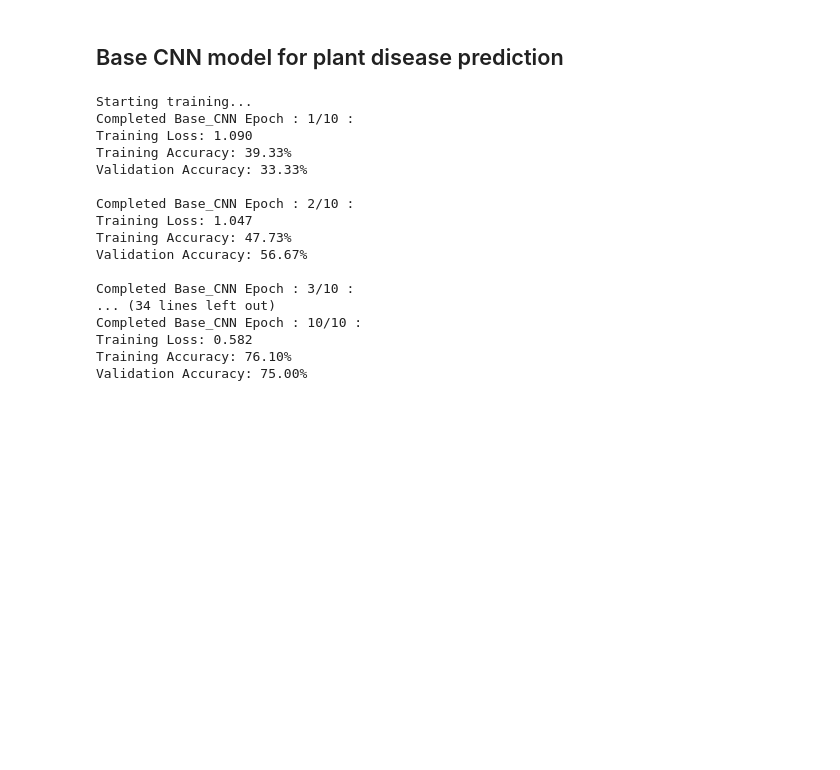
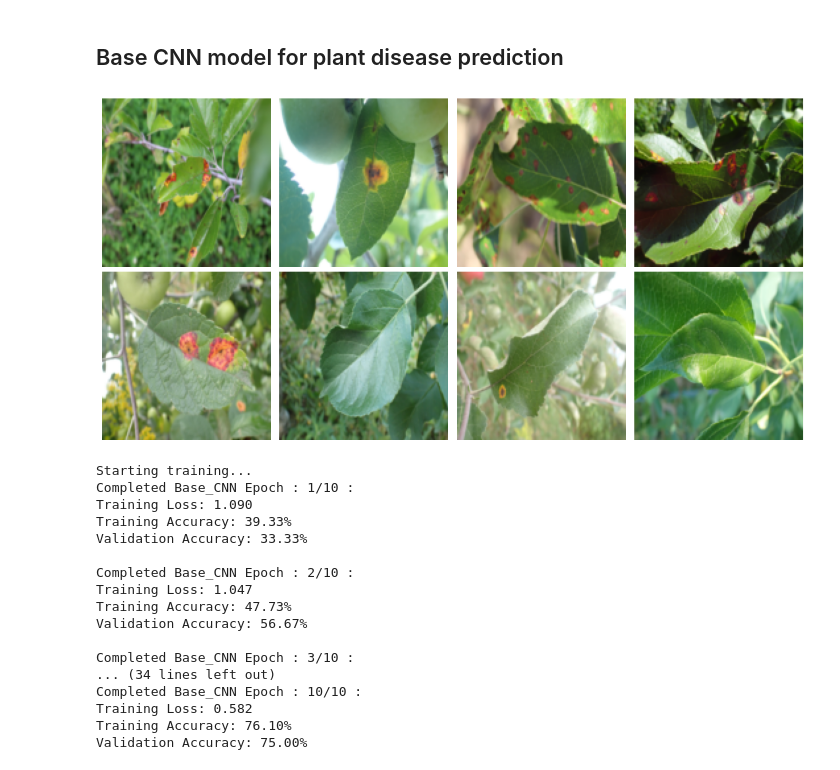
Before and after one commit to MariumWaseem1/INM702, a Jupyter notebook: Task 2.ipynb, the cells around one changed output. Drawn from its saved outputs; the diff is of its cells as text; code cells hidden in the pictures; blank space fills up the shorter version.

Commit message:
visualizing dataset

```diff
--- a/Task 2.ipynb
+++ b/Task 2.ipynb
@@ -82,6 +82,34 @@ Defining the dataloaders.
 training_loader = DataLoader(training_dataset, batch_size=32, shuffle=True)
 validation_loader = DataLoader(validation_dataset, batch_size=32)
 testing_loader = DataLoader(testing_dataset, batch_size=32)
+# %%
+"""
+View the images from the dataset.
+"""
+
+
+def view_images(data_loader, num_images=8):
+    # Extracting images from the data loader
+    images, _ = next(iter(data_loader))
+
+    # Defining the count
+    images = images[:num_images]
+
+    # Visualize images
+    plt.figure(figsize=(12, 6))
+    for i in range(num_images):
+        plt.subplot(2, num_images // 2, i + 1)
+        image = images[i].permute(1, 2, 0)
+        plt.imshow(image)
+        plt.axis('off')
+    plt.tight_layout()
+    plt.show()
+
+
+# Visualize images from the training dataset
+view_images(training_loader)
+# %% [output]
+[figure, added]
 # %%
 """
 Defining the basic CNN model to find how well it can predict plant disease.
```
Also changed, not shown: parts of 1 cell of this notebook.
